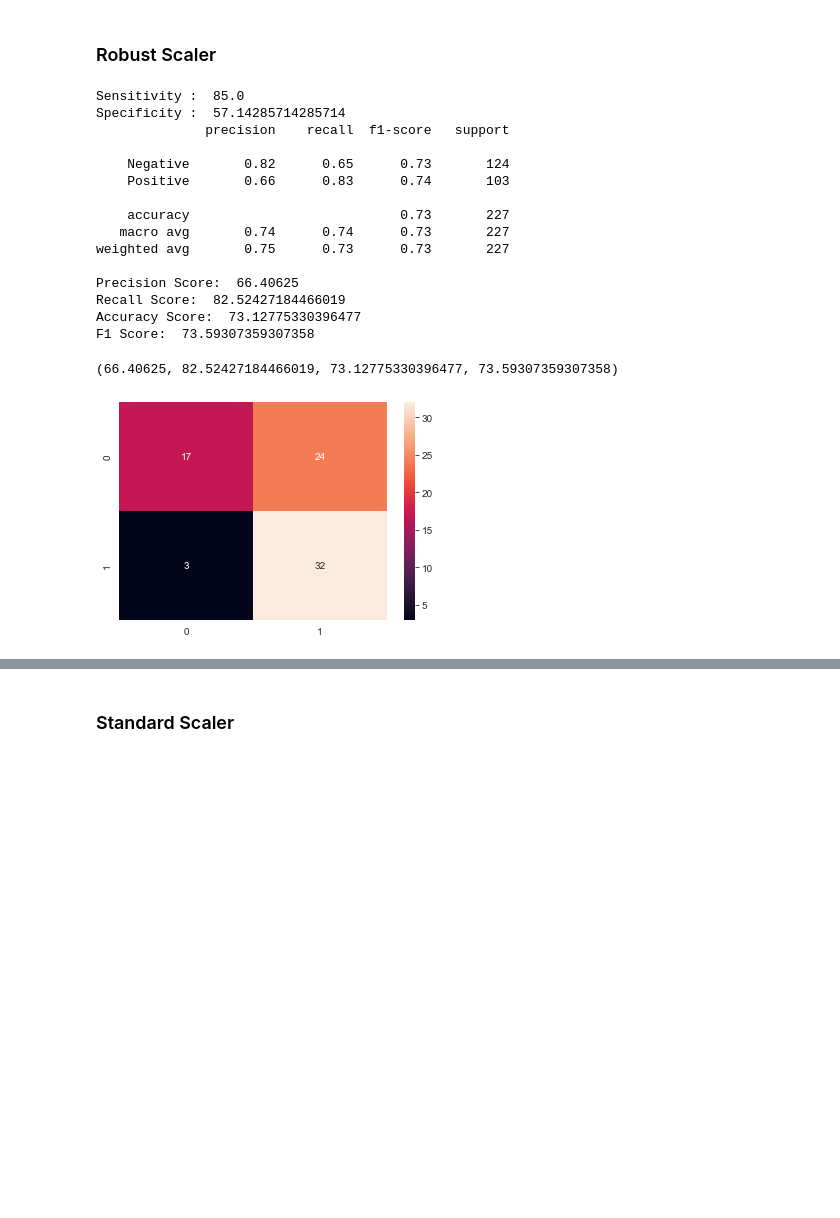
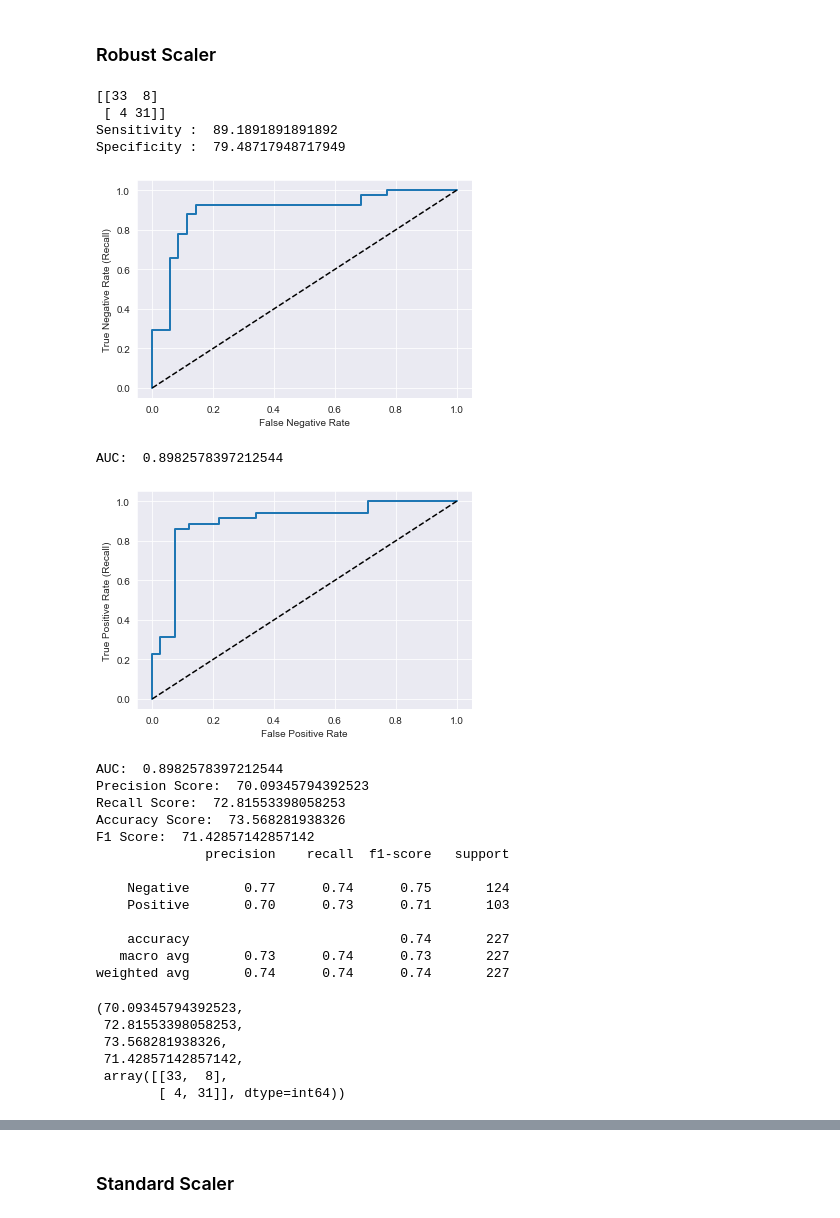
Before and after one commit to Harshal12355/Heart-Disease, a Jupyter notebook: heart2.ipynb, the cells around one changed output, grey strips where cells are left out. Cells and saved outputs as stored; diff of their text form; code cells hidden in the pictures; blank space fills up the shorter version.

```diff
--- a/heart2.ipynb
+++ b/heart2.ipynb
@@ -574,6 +574,7 @@ def NB_alg(X_train, X_test, y_train, y_test):
     y_train_pred = cross_val_predict(gnb, X_train, y_train, cv=3)
 
     conf_matrix = confusion_matrix(y_test, y_pred)
+    print(conf_matrix)
 
     sensitivity = conf_matrix[0,0]/(conf_matrix[0,0]+conf_matrix[1,0])
     print('Sensitivity : ', 100*sensitivity )
@@ -581,9 +582,20 @@ def NB_alg(X_train, X_test, y_train, y_test):
     specificity = conf_matrix[1,1]/(conf_matrix[1,1]+conf_matrix[0,1])
     print('Specificity : ', 100*specificity)
 
-    sns.heatmap(conf_matrix, annot = True)
-
-    print(classification_report(y_train, y_train_pred))
+    fpr, tpr, thresholds = roc_curve(y_true = y_test, y_score = gnb.predict_proba(X_test)[: ,0], pos_label='Negative')
+    plt.plot(fpr, tpr, linewidth=2)
+    plt.plot([0,1], [0,1], 'k--')
+    plt.xlabel("False Negative Rate")
+    plt.ylabel("True Negative Rate (Recall)")
+    plt.show()
+    print('AUC: ',auc(fpr,tpr))
+    fpr, tpr, thresholds = roc_curve(y_true = y_test, y_score = gnb.predict_proba(X_test)[: ,1], pos_label='Positive')
+    plt.plot(fpr, tpr, linewidth=2)
+    plt.plot([0,1], [0,1], 'k--')
+    plt.xlabel("False Positive Rate")
+    plt.ylabel("True Positive Rate (Recall)")
+    plt.show()
+    print('AUC: ', auc(fpr,tpr))
 
     precision = 100*precision_score(y_train, y_train_pred, pos_label='Positive')
     recall = 100*recall_score(y_train, y_train_pred, pos_label='Positive')
@@ -594,30 +606,41 @@ def NB_alg(X_train, X_test, y_train, y_test):
     print('Recall Score: ', 100*recall_score(y_train, y_train_pred, pos_label='Positive'))
     print('Accuracy Score: ', 100*accuracy_score(y_train, y_train_pred))
     print('F1 Score: ', 100*f1_score(y_train, y_train_pred, pos_label='Positive'))
+    print(classification_report(y_train, y_train_pred))
 
-    return precision, recall, accuracy, f1
+    return precision, recall, accuracy, f1, conf_matrix
 # %% [markdown]
 ### Robust Scaler
 # %%
-NB_alg(Xr_train, Xr_test, yr_train, yr_test)
+x = NB_alg(Xr_train, Xr_test, yr_train, yr_test)
+x
 # %% [output]
-Sensitivity :  85.0
-Specificity :  57.14285714285714
-              precision    recall  f1-score   support
-
-    Negative       0.82      0.65      0.73       124
-    Positive       0.66      0.83      0.74       103
-
-    accuracy                           0.73       227
-   macro avg       0.74      0.74      0.73       227
-weighted avg       0.75      0.73      0.73       227
-
-Precision Score:  66.40625
-Recall Score:  82.52427184466019
-Accuracy Score:  73.12775330396477
-F1 Score:  73.59307359307358
+[[33  8]
+ [ 4 31]]
+Sensitivity :  89.1891891891892
+Specificity :  79.48717948717949
+[figure, new version]
-(66.40625, 82.52427184466019, 73.12775330396477, 73.59307359307358)
+AUC:  0.8982578397212544
-[figure, old version]
+[figure, added]
+AUC:  0.8982578397212544
+Precision Score:  70.09345794392523
+Recall Score:  72.81553398058253
+Accuracy Score:  73.568281938326
+F1 Score:  71.42857142857142
+              precision    recall  f1-score   support
+
+    Negative       0.77      0.74      0.75       124
+    Positive       0.70      0.73      0.71       103
+
+    accuracy                           0.74       227
+   macro avg       0.73      0.74      0.73       227
+weighted avg       0.74      0.74      0.74       227
+(70.09345794392523,
+ 72.81553398058253,
+ 73.568281938326,
+ 71.42857142857142,
+ array([[33,  8],
+        [ 4, 31]], dtype=int64))
 # %%
 NB_alg(Xrh_train, Xrh_test, yrh_train, yrh_test)
 # %% [output]
```
Also changed, not shown: parts of 14 cells of this notebook, 1 other file.
